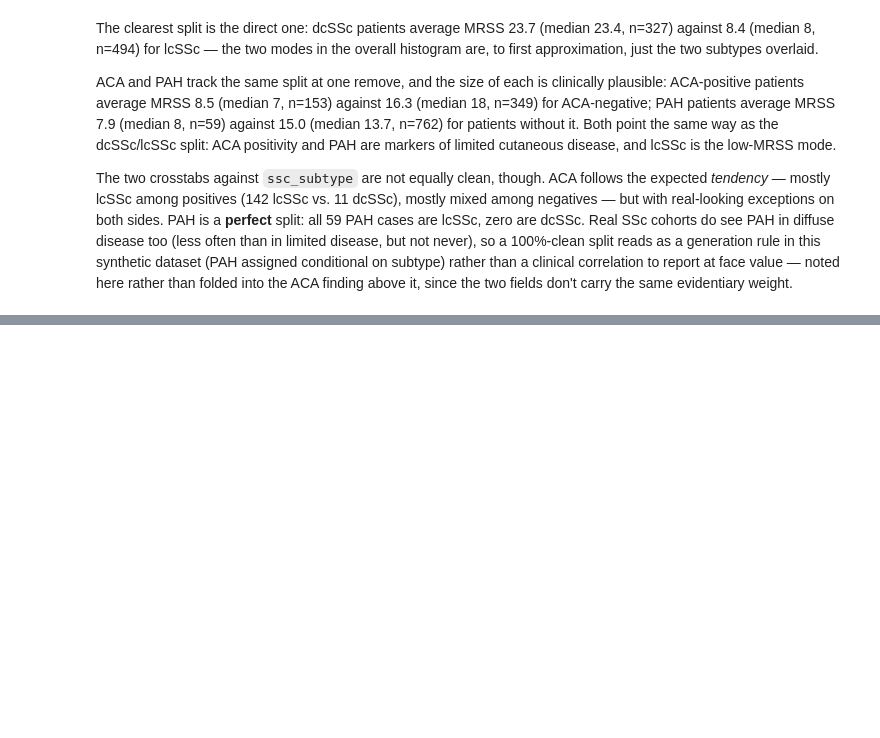
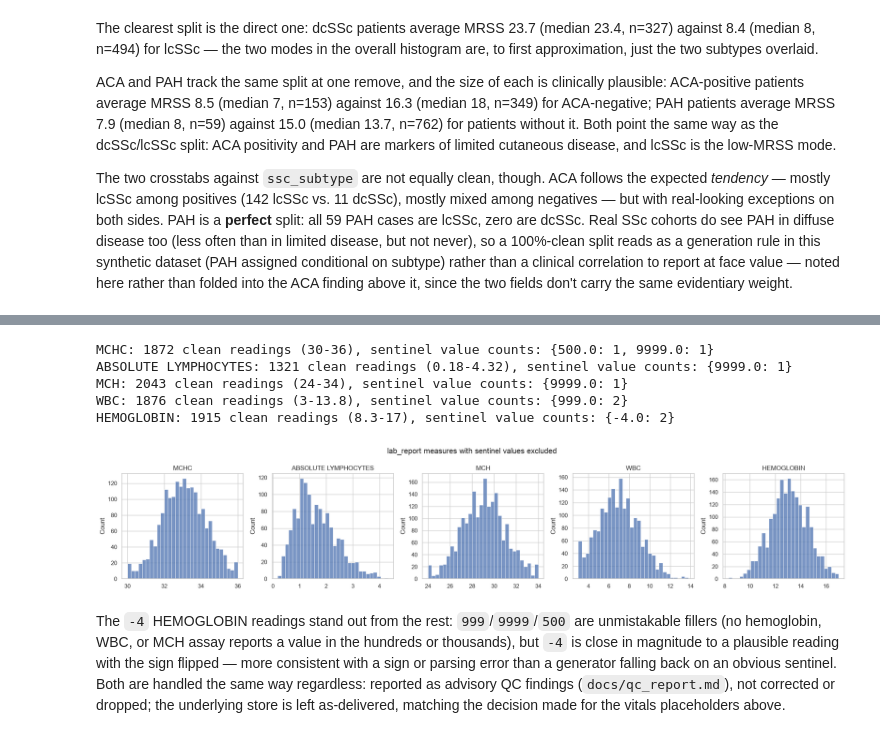
Before and after one commit to sleyn/nw_ssc_data_engineering_protorype, a Jupyter notebook: notebooks/eda.ipynb, the cells around one changed output, grey strips where cells are left out. Saved outputs shown, nothing was run; the diff lists cells and outputs as text; code cells hidden in the pictures; blank space fills up the shorter version.

```diff
--- a/notebooks/eda.ipynb
+++ b/notebooks/eda.ipynb
@@ -561,0 +595,38 @@ since the two fields don't carry the same evidentiary weight.
+# %%
+sentinel_measures = ["MCHC", "ABSOLUTE LYMPHOCYTES", "MCH", "WBC", "HEMOGLOBIN"]
+fig, axes = plt.subplots(1, len(sentinel_measures), figsize=(20, 4))
+for ax, measure in zip(axes, sentinel_measures, strict=True):
+    values = pd.to_numeric(get_variable(conn, measure)["value"], errors="coerce").dropna()
+    median = values.median()
+    mad = (values - median).abs().median()
+    robust_z = 0.6745 * (values - median) / mad
+    sentinels = values[robust_z.abs() > 8]
+    clean_values = values[robust_z.abs() <= 8]
+    print(
+        f"{measure}: {len(clean_values)} clean readings "
+        f"({clean_values.min():g}-{clean_values.max():g}), "
+        f"sentinel value counts: {sentinels.value_counts().to_dict()}"
+    )
+    sns.histplot(clean_values, bins=30, ax=ax)
+    ax.set_title(measure)
+    ax.set_xlabel("")
+plt.suptitle("lab_report measures with sentinel values excluded")
+plt.tight_layout()
+plt.show()
+# %% [output]
+MCHC: 1872 clean readings (30-36), sentinel value counts: {500.0: 1, 9999.0: 1}
+ABSOLUTE LYMPHOCYTES: 1321 clean readings (0.18-4.32), sentinel value counts: {9999.0: 1}
+MCH: 2043 clean readings (24-34), sentinel value counts: {9999.0: 1}
+WBC: 1876 clean readings (3-13.8), sentinel value counts: {999.0: 2}
+HEMOGLOBIN: 1915 clean readings (8.3-17), sentinel value counts: {-4.0: 2}
+[figure, added]
+# %% [markdown]
+The `-4` HEMOGLOBIN readings stand out from the rest: `999`/`9999`/`500`
+are unmistakable fillers (no hemoglobin, WBC, or MCH assay reports a
+value in the hundreds or thousands), but `-4` is close in magnitude to
+a plausible reading with the sign flipped — more consistent with a
+sign or parsing error than a generator falling back on an obvious
+sentinel. Both are handled the same way regardless: reported as
+advisory QC findings (`docs/qc_report.md`), not corrected or dropped;
+the underlying store is left as-delivered, matching the decision made
+for the vitals placeholders above.
```
Also changed, not shown: parts of 2 cells of this notebook, 2 other files.
